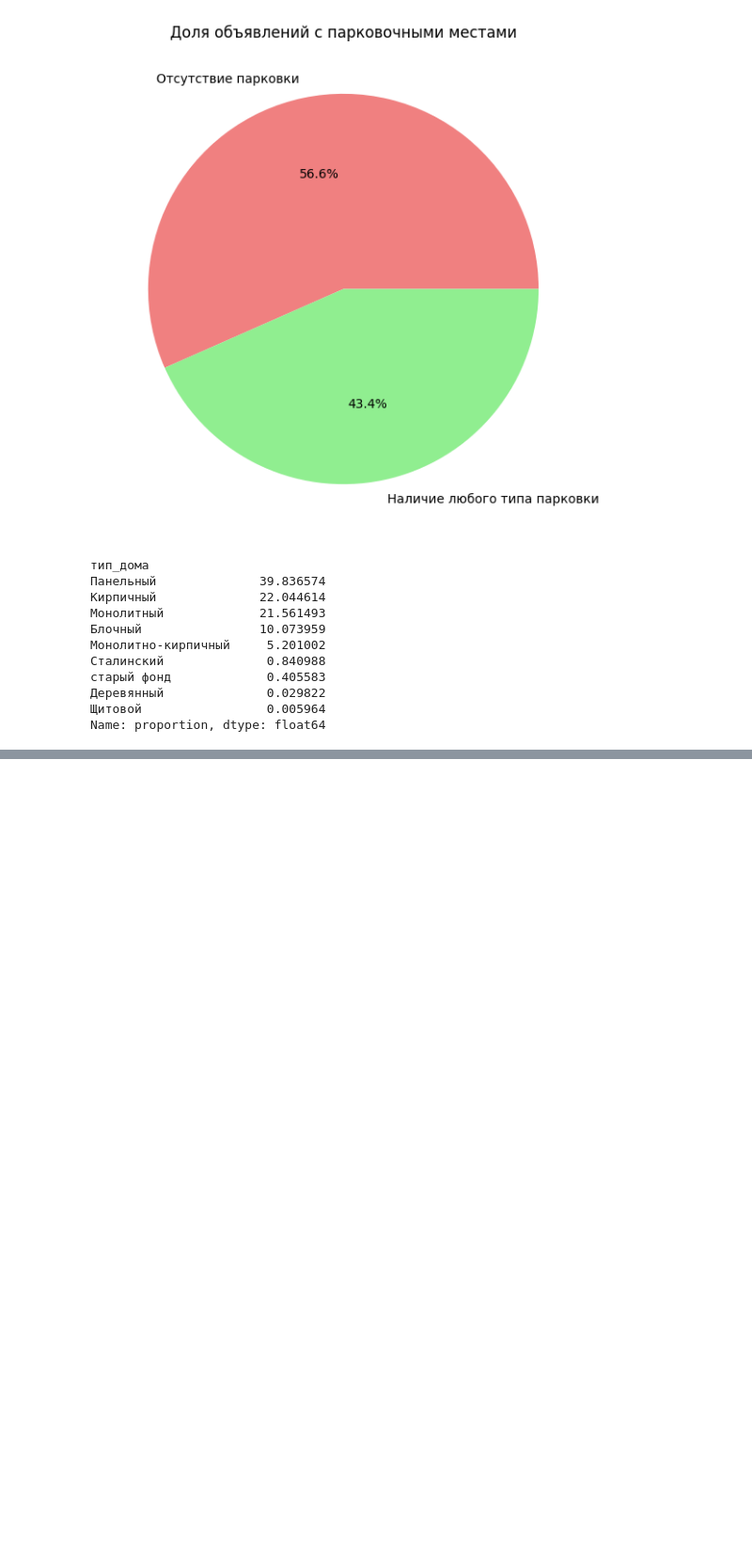
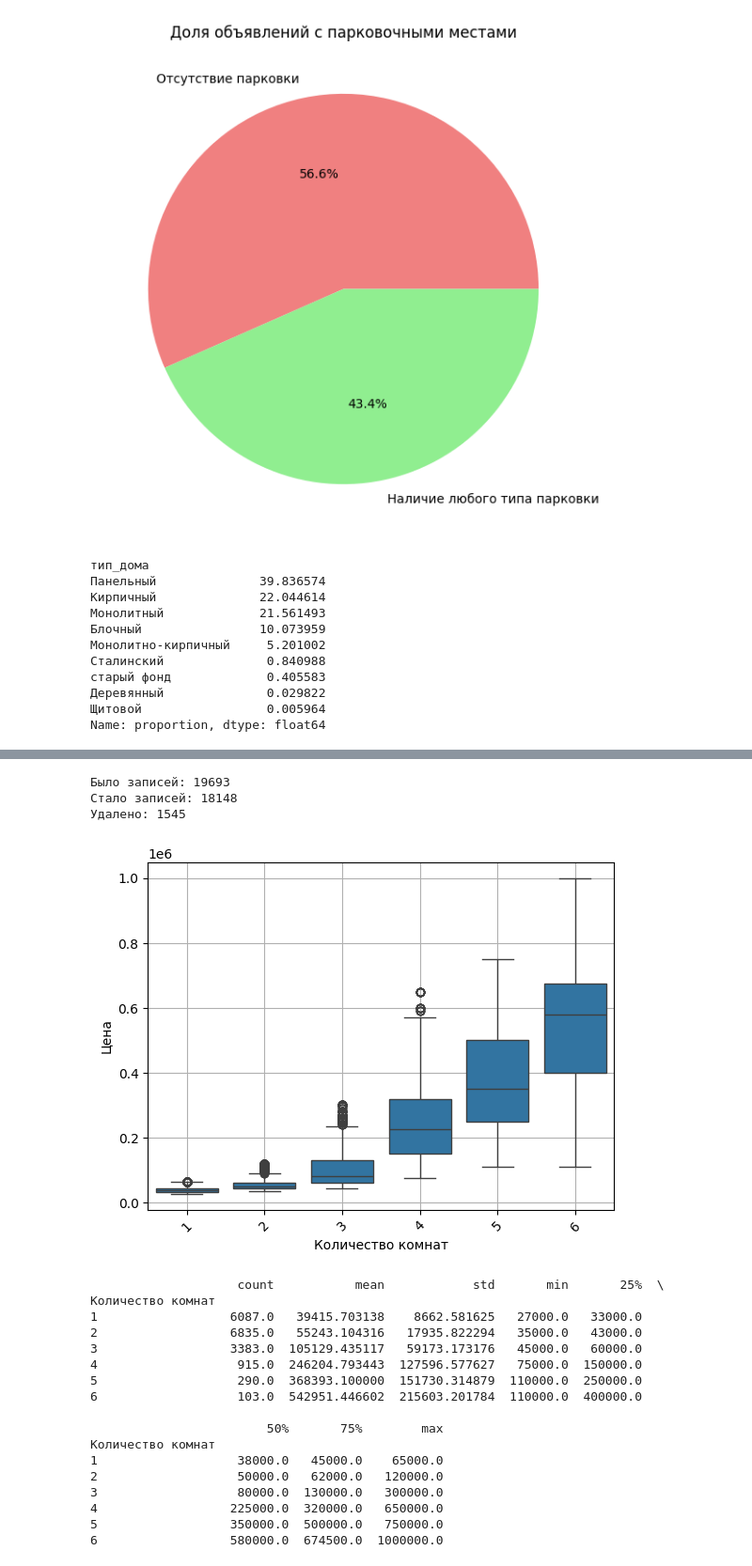
Before and after one commit to Ali-B-Indahouse/How-Much-Is-The-real-estate-in-Moscow, a Jupyter notebook: release1_Ali.ipynb, the cells around one changed output, grey strips where cells are left out. Shown at 94% size. Saved outputs shown, nothing was run; the diff lists cells and outputs as text; code cells hidden in the pictures; blank space fills up the shorter version.

```diff
--- a/release1_Ali.ipynb
+++ b/release1_Ali.ipynb
@@ -91,0 +223,56 @@ Name: proportion, dtype: float64
+# %%
+# отрезаем выбросы макс/мин 5% сверху и снизу
+
+thresholds = {
+    1: (27000, 65000),    # для 1-комнатных: от 27 до 65 тыс
+    2: (35000, 120000),   # для 2-комнатных: от 35 до 120 млн
+    3: (45000, 300000),   # для 3-комнатных: от 45 до 300 тыс
+    4: (75000, 650000),   # для 4-комнатных: от 75 до 650 тыс
+    5: (108500, 750000),  # для 5-комнатных: от 108,5 до 750 тыс
+    6: (110000, 1000000)   # для 6-комнатных: от 110 до 1000 тыс
+}
+
+def filter_by_thresholds(row):
+    rooms = row['Количество комнат']
+    price = row['Цена']
+
+    if rooms in thresholds:
+        low, high = thresholds[rooms]
+        return low <= price <= high
+    return True
+
+# Применяем фильтр
+df_filtered = df[df.apply(filter_by_thresholds, axis=1)]
+
+print(f"Было записей: {len(df)}")
+print(f"Стало записей: {len(df_filtered)}")
+print(f"Удалено: {len(df) - len(df_filtered)}")
+# %% [output]
+Было записей: 19693
+Стало записей: 18148
+Удалено: 1545
+# %%
+sns.boxplot(data=df_filtered, x='Количество комнат', y = 'Цена')
+plt.xticks(rotation=45)
+plt.grid(True)
+plt.show()
+print(df_filtered.groupby('Количество комнат')['Цена'].describe())
+# %% [output]
+[figure, added]
+                    count           mean            std       min       25%  \
+Количество комнат
+1                  6087.0   39415.703138    8662.581625   27000.0   33000.0
+2                  6835.0   55243.104316   17935.822294   35000.0   43000.0
+3                  3383.0  105129.435117   59173.173176   45000.0   60000.0
+4                   915.0  246204.793443  127596.577627   75000.0  150000.0
+5                   290.0  368393.100000  151730.314879  110000.0  250000.0
+6                   103.0  542951.446602  215603.201784  110000.0  400000.0
+
+                        50%       75%        max
+Количество комнат
+1                   38000.0   45000.0    65000.0
+2                   50000.0   62000.0   120000.0
+3                   80000.0  130000.0   300000.0
+4                  225000.0  320000.0   650000.0
+5                  350000.0  500000.0   750000.0
+6                  580000.0  674500.0  1000000.0
```
Also changed, not shown: parts of 10 cells of this notebook, 3 other files.
